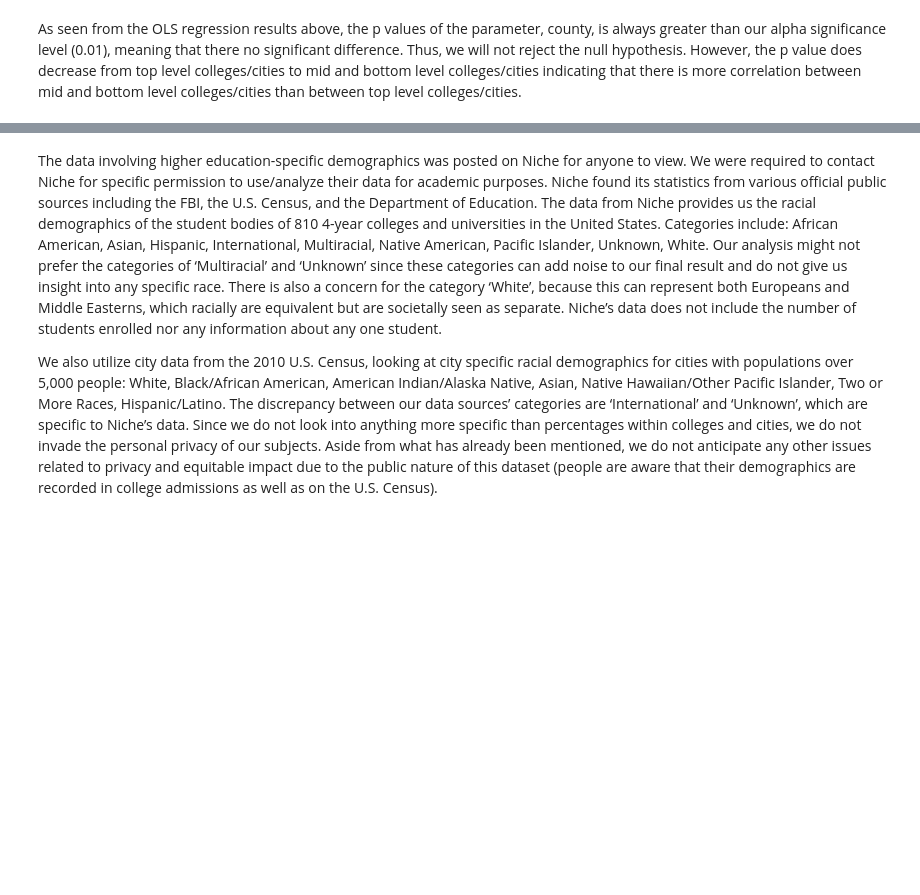
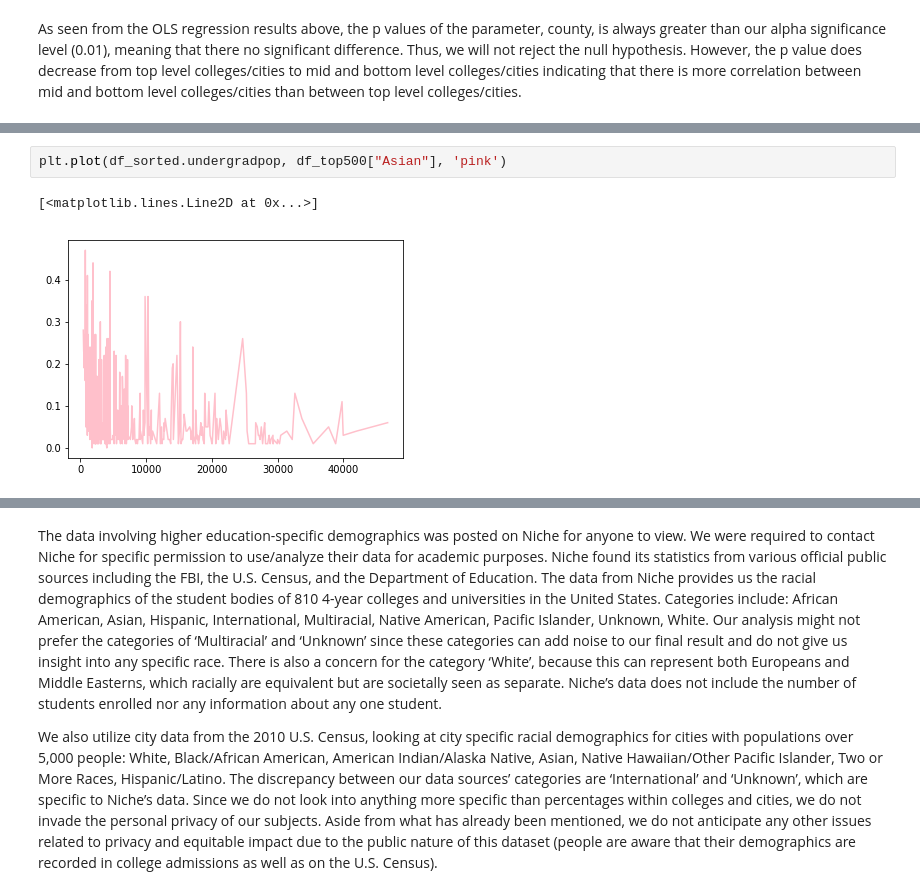
Before and after one commit to nforesti/education, a Jupyter notebook: FinalProject.ipynb, the cells around one changed output, grey strips where cells are left out. Saved outputs shown, nothing was run; the diff lists cells and outputs as text; blank space fills up the shorter version.

```diff
--- a/FinalProject.ipynb
+++ b/FinalProject.ipynb
@@ -794,0 +934,5 @@ As seen from the OLS regression results above, the p values of the parameter, co
+# %%
+plt.plot(df_sorted.undergradpop, df_top500["Asian"], 'pink')
+# %% [output]
+[<matplotlib.lines.Line2D at 0x...>]
+[figure, added]
```
Also changed, not shown: parts of 34 cells of this notebook, 1 other file.
